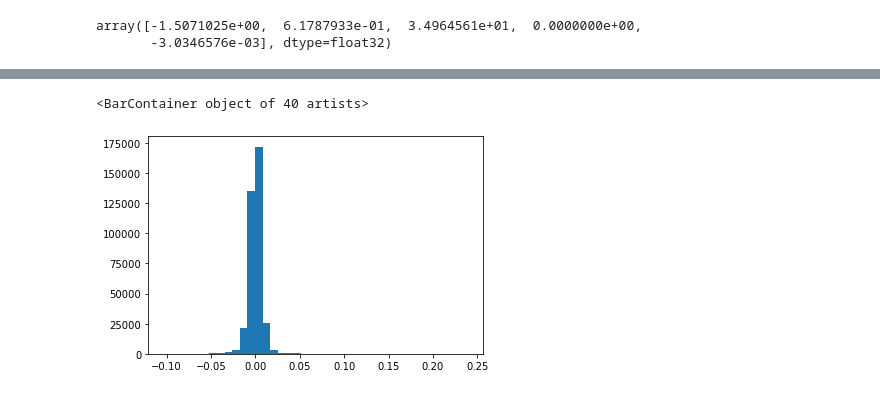
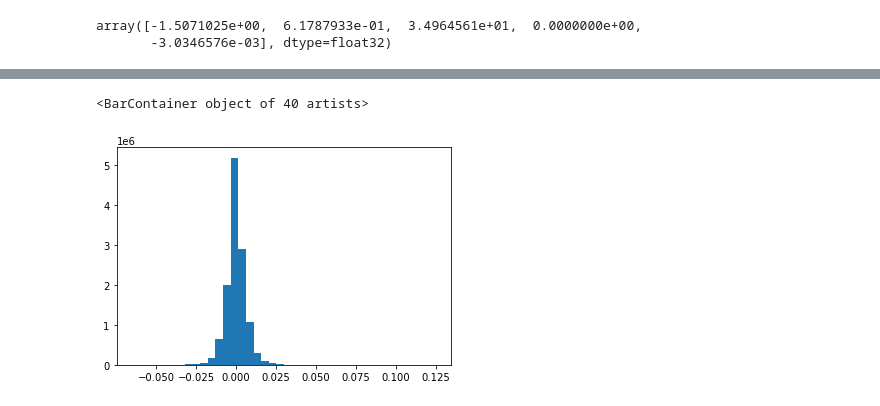
Before and after one commit to rgilman33/bespoke, a Jupyter notebook: nb/4_viz_sim.ipynb, the cells around one changed output, grey strips where cells are left out. Saved outputs shown, nothing was run; the diff lists cells and outputs as text; code cells hidden in the pictures.

```diff
--- a/nb/4_viz_sim.ipynb
+++ b/nb/4_viz_sim.ipynb
@@ -188,6 +193,7 @@ array([-1.5071025e+00,  6.1787933e-01,  3.4964561e+01,  0.0000000e+00,
 all_aux = []
 all_wp_angles = []
 all_wp_dists = []
+all_run_paths = []
 n_couldnt_load_runs = 0
 for d in range(N_RUNNERS):
     datagen_id = ("00"+str(d))[-2:]
@@ -208,6 +214,7 @@ for d in range(N_RUNNERS):
         all_aux.append(aux)
         all_wp_angles.append(wp_angles)
         all_wp_dists.append(wp_dists)
+        all_run_paths.append(run_path)
 
 all_aux = np.stack(all_aux, axis=0)
 all_wp_angles = np.stack(all_wp_angles, axis=0)
@@ -231,8 +264,8 @@ all_wp_angles.shape, all_wp_dists.shape, all_headings.shape, all_curvatures.shap
 # %%
-plt.hist(all_curvatures[:,:,2].flatten(), bins=40)[2]
+plt.hist(all_curvatures[:,:,:].flatten(), bins=40)[2]
 # %% [output]
 <BarContainer object of 40 artists>
-[figure, old version]
+[figure, new version]
 # %%
 all_torques = []
 all_tds = []
```
Also changed, not shown: parts of 40 cells of this notebook, 35 other files.
